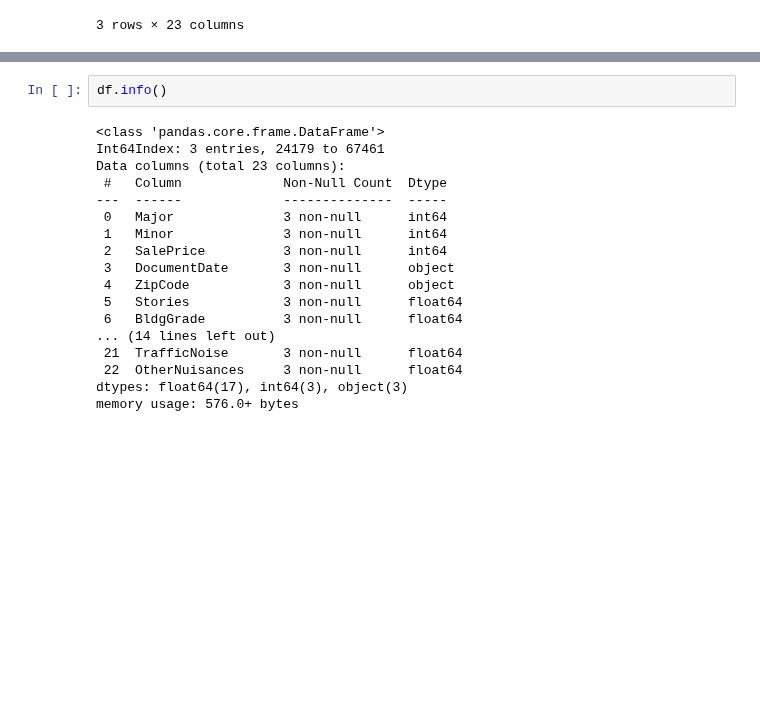
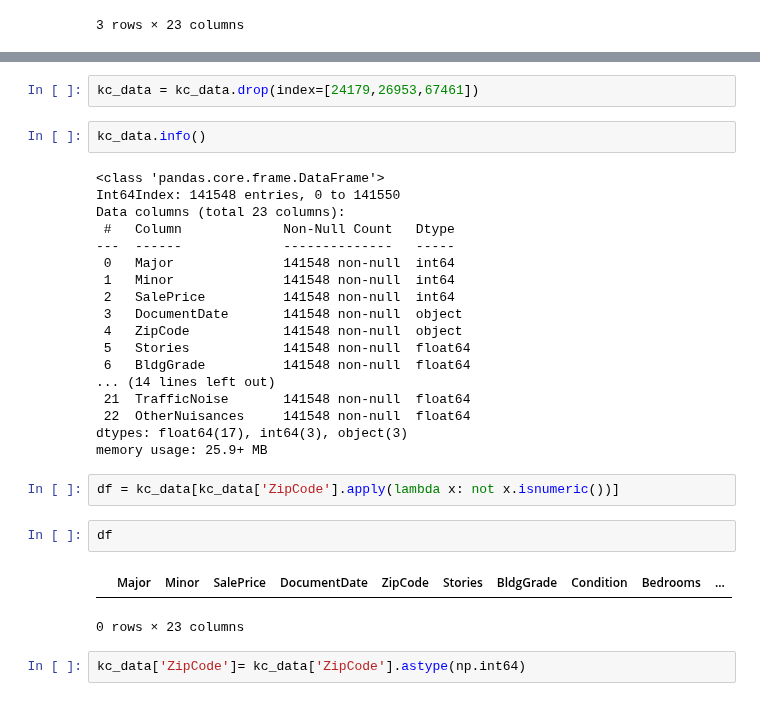
Before and after one commit to samtuleen/King-County-Home-Price-Predictors, a Jupyter notebook: notebooks/exploratory/More Data Cleaning.ipynb, the cells around one changed output, grey strips where cells are left out. Cells and saved outputs as stored; diff of their text form; blank space fills up the shorter version.

```diff
--- a/notebooks/exploratory/More Data Cleaning.ipynb
+++ b/notebooks/exploratory/More Data Cleaning.ipynb
@@ -250,20 +217,31 @@ non_num
+# %%
+kc_data = kc_data.drop(index=[24179,26953,67461])
+# %%
+kc_data.info()
+# %% [output]
+<class 'pandas.core.frame.DataFrame'>
+Int64Index: 141548 entries, 0 to 141550
+Data columns (total 23 columns):
+ #   Column             Non-Null Count   Dtype
+---  ------             --------------   -----
+ 0   Major              141548 non-null  int64
+ 1   Minor              141548 non-null  int64
+ 2   SalePrice          141548 non-null  int64
+ 3   DocumentDate       141548 non-null  object
+ 4   ZipCode            141548 non-null  object
+ 5   Stories            141548 non-null  float64
+ 6   BldgGrade          141548 non-null  float64
+... (14 lines left out)
+ 21  TrafficNoise       141548 non-null  float64
+ 22  OtherNuisances     141548 non-null  float64
+dtypes: float64(17), int64(3), object(3)
+memory usage: 25.9+ MB
+# %%
+df = kc_data[kc_data['ZipCode'].apply(lambda x: not x.isnumeric())]
 # %%
-df.info()
+df
 # %% [output]
+|  | Major | Minor | SalePrice | DocumentDate | ZipCode | Stories | BldgGrade | Condition | Bedrooms | ... |
-<class 'pandas.core.frame.DataFrame'>
-Int64Index: 3 entries, 24179 to 67461
-Data columns (total 23 columns):
- #   Column             Non-Null Count  Dtype
----  ------             --------------  -----
- 0   Major              3 non-null      int64
- 1   Minor              3 non-null      int64
- 2   SalePrice          3 non-null      int64
- 3   DocumentDate       3 non-null      object
- 4   ZipCode            3 non-null      object
- 5   Stories            3 non-null      float64
- 6   BldgGrade          3 non-null      float64
-... (14 lines left out)
- 21  TrafficNoise       3 non-null      float64
- 22  OtherNuisances     3 non-null      float64
-dtypes: float64(17), int64(3), object(3)
-memory usage: 576.0+ bytes
+0 rows × 23 columns
+# %%
+kc_data['ZipCode']= kc_data['ZipCode'].astype(np.int64)
```
Also changed, not shown: parts of 13 cells of this notebook.
